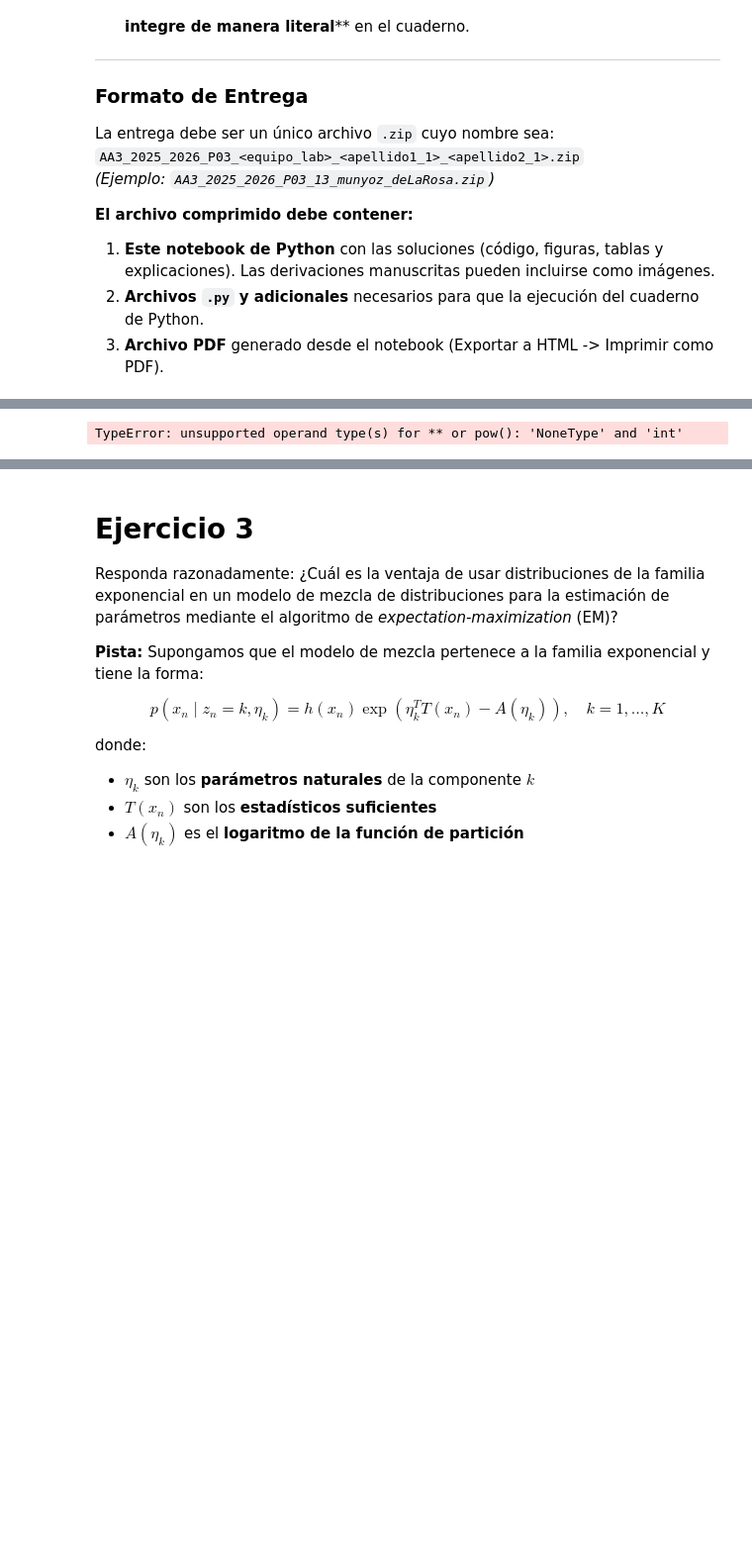
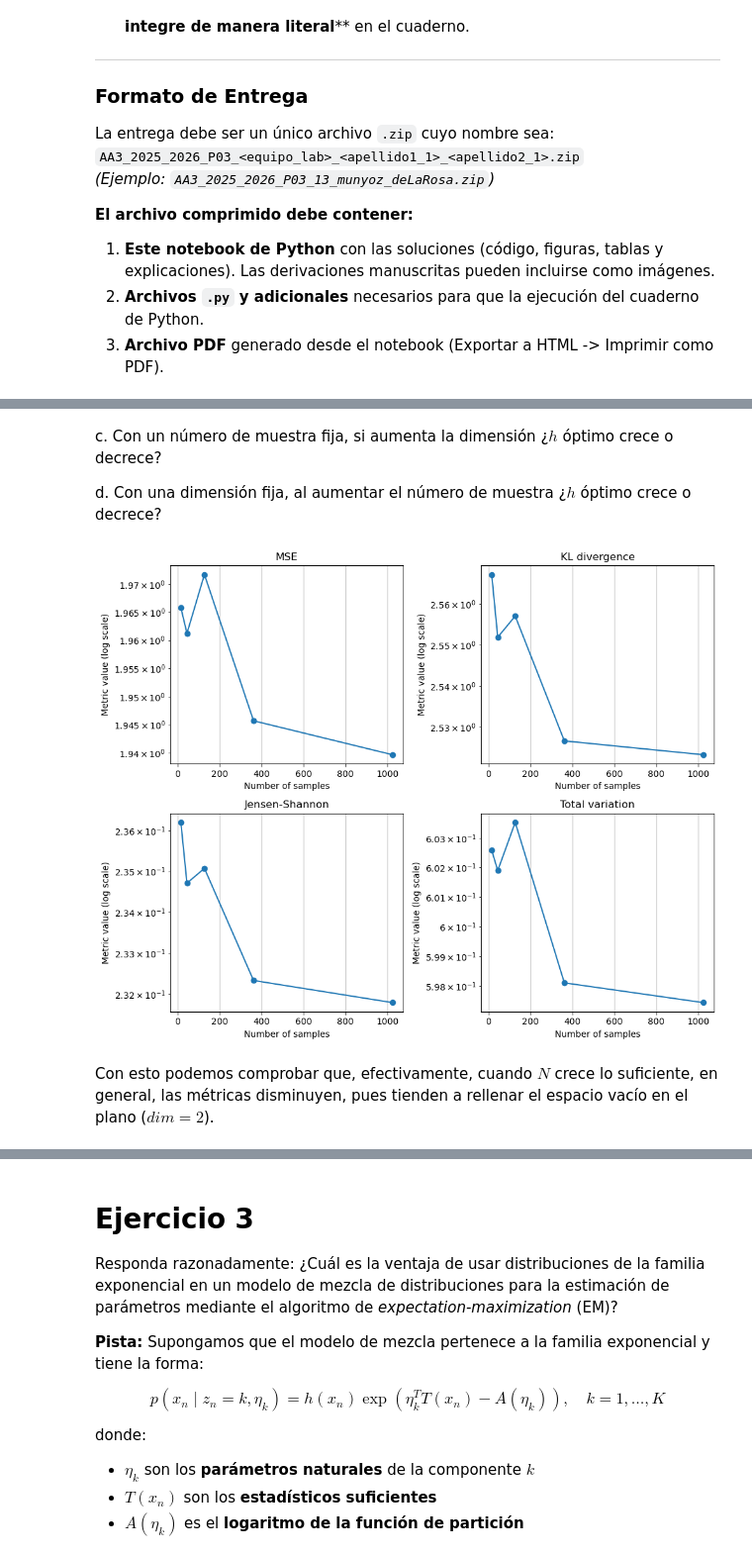
Before and after one commit to JosepDorronsoro/practicas3segundocuatri, a Jupyter notebook: apaut3/practicas/P03_AA3_2025_2026_12_Miranda_Dominguez/P03_AAIII_familia_exponencial.ipynb, the cells around one changed output, grey strips where cells are left out. Shown at 99% size. Drawn from its saved outputs; the diff is of its cells as text; code cells hidden in the pictures; blank space fills up the shorter version.

```diff
--- a/apaut3/practicas/P03_AA3_2025_2026_12_Miranda_Dominguez/P03_AAIII_familia_exponencial.ipynb
+++ b/apaut3/practicas/P03_AA3_2025_2026_12_Miranda_Dominguez/P03_AAIII_familia_exponencial.ipynb
@@ -129,28 +180,39 @@ plot_metrics(dims, mse_list, kl_list, js_list, tv_list)
+# %% [markdown]
+
+
+c. Con un número de muestra fija, si aumenta la dimensión ¿$h$ óptimo crece o decrece?
+
+d. Con una dimensión fija, al aumentar el número de muestra  ¿$h$ óptimo crece o decrece?
 # %%
 # dimensión fija y aumentamos muestras
 dim = 2
 num_samples_list = np.logspace(2, 5, num=5, base=4, dtype=int)
 
 mse_list = []
 kl_list = []
 js_list = []
 tv_list = []
+
 for num_samples in num_samples_list:
 
-    density = generate_density(dim)
+    h = np.sqrt((2*num_samples)/(dim**2))
+
+    density = generate_density(dim, random_state=random_state)
 
     X = sample_from_density(density, dim, num_samples)
 
-    est_density = parzen_density(X)
+    est_density = parzen_density(X, h)
 
     mse, kl, js, tv = compute_metrics(density, est_density,sample_from_true_density=sample_from_density, dim=dim, n_eval= 20000)
 
     mse_list.append(mse)
     kl_list.append(kl)
     js_list.append(js)
     tv_list.append(tv)
 
-plot_metrics(num_samples_list, mse_list, kl_list, js_list, tv_list)
+plot_metrics(num_samples_list, mse_list, kl_list, js_list, tv_list, samples=True)
 # %% [output]
-TypeError: unsupported operand type(s) for ** or pow(): 'NoneType' and 'int'
+[figure, added]
+# %% [markdown]
+Con esto podemos comprobar que, efectivamente, cuando $N$ crece lo suficiente, en general, las métricas disminuyen, pues tienden a rellenar el espacio vacío en el plano ($dim=2$).
 # %% [markdown]
```
Also changed, not shown: parts of 13 cells of this notebook, 5 other files.
